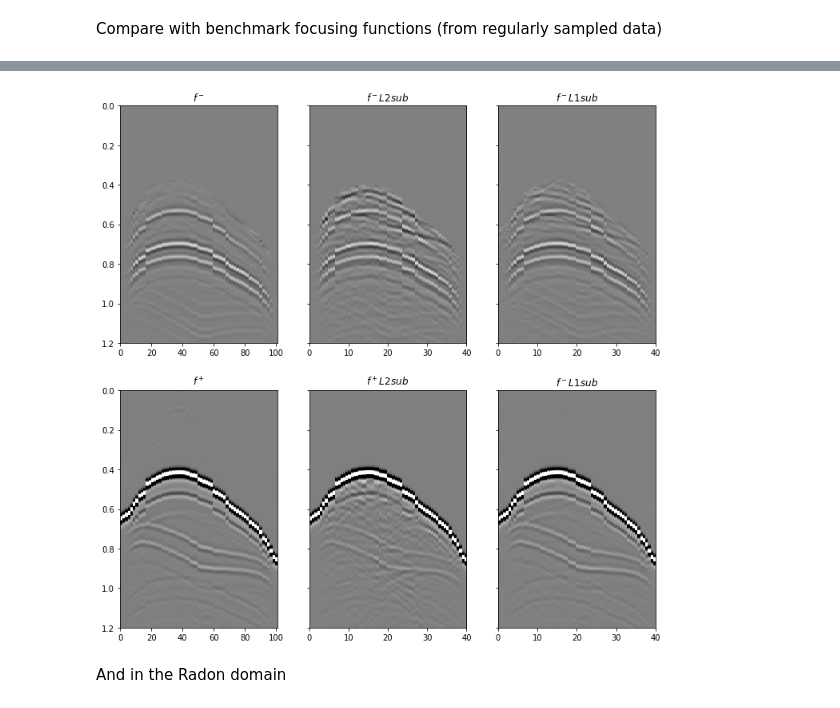
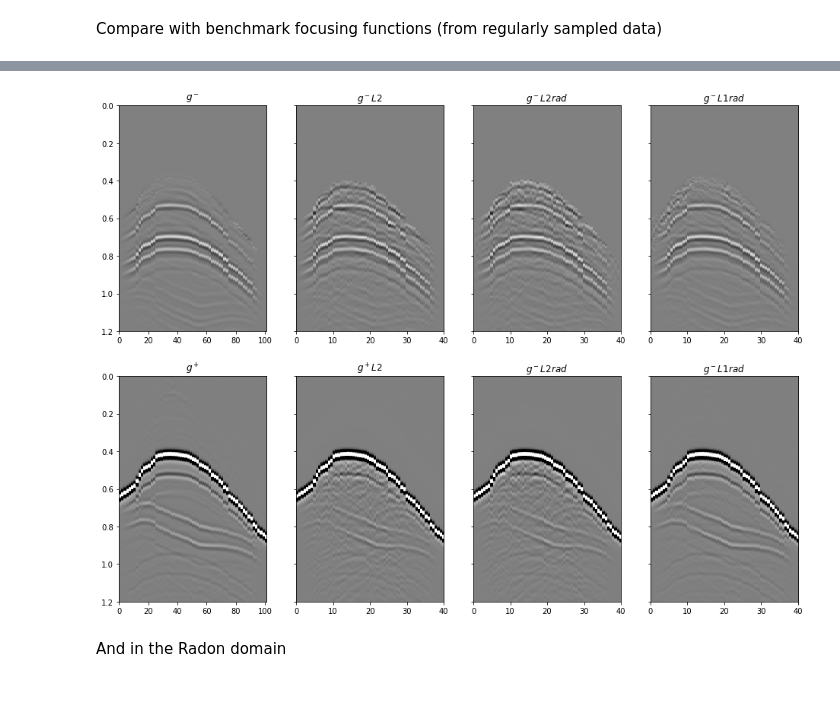
Before and after one commit to PyLops/pylops_notebooks, a Jupyter notebook: developement/Marchenko_missing.ipynb, the cells around one changed output, grey strips where cells are left out. Saved outputs shown, nothing was run; the diff lists cells and outputs as text; code cells hidden in the pictures.

```diff
--- a/developement/Marchenko_missing.ipynb
+++ b/developement/Marchenko_missing.ipynb
@@ -628,8 +683,7 @@ axs[2].axis('tight');
 # %%
-f1_radon_inv = FISTA(Mop_radon, d_sub.flatten(), eps=1e4, niter=n_iter*2,
-                     alpha = 1.05e-3, #eigsiter=4, eigstol=1e-3,
-                     returninfo=False, show=True)[0]
+f1_radon_inv = lsqr(Mop_radon, d_sub.flatten(), iter_lim=n_iter, show=True)[0]
 f1_radon_inv = Sparseop * f1_radon_inv
 
 f1_radon_inv = f1_radon_inv.reshape(2*nt2, nr)
+f1_radon_inv = f1_radon_inv.reshape(2*nt2, nr)
 # %% [output]
@@ -662,0 +719,6 @@ g_radon_inv_tot = g_radon_inv_minus + g_radon_inv_plus
+# %%
+f1_radon_l1 = FISTA(Mop_radon, d_sub.flatten(), eps=1e4, niter=n_iter*2,
+                    alpha = 1.05e-3, #eigsiter=4, eigstol=1e-3,
+                    returninfo=False, show=True)[0]
+f1_radon_l1 = Sparseop * f1_radon_l1
+f1_radon_l1 = f1_radon_l1.reshape(2*nt2, nr)
@@ -663,2 +743,12 @@ g_radon_inv_tot = g_radon_inv_minus + g_radon_inv_plus
+# %%
+f1_radon_l1_tot = f1_radon_l1 + np.concatenate((np.zeros((nt2, nr)), fd_plus))
+
+g_radon_l1 = Gop*f1_radon_l1_tot.flatten()
+g_radon_l1 = g_radon_l1.reshape(2*(2*nt-1), nsava)
+
+f1_radon_l1_minus, f1_radon_l1_plus =  f1_radon_l1_tot[:(2*nt-1)].T, f1_radon_l1_tot[(2*nt-1):].T
+g_radon_l1_minus, g_radon_l1_plus =  -g_radon_l1[:(2*nt-1)].T, np.fliplr(g_radon_l1[(2*nt-1):].T)
+
+g_radon_l1_tot = g_radon_l1_minus + g_radon_l1_plus
 # %%
 # Need to recreate combined data as new implementation stacks over time instead of space
@@ -721,33 +819,43 @@ axs[1][2].set_ylim(1, -1);
 # %%
-fig, axs = plt.subplots(2, 3, sharey=True, figsize=(12, 12))
+fig, axs = plt.subplots(2, 4, sharey=True, figsize=(16, 12))
 axs[0][0].imshow((1-w[iava].T)*g_inv_minus[iava].T, cmap='gray', vmin=-1e5, vmax=1e5,
                  extent=(0, ns, t[-1], -t[-1]))
-axs[0][0].set_title(r'$f^-$')
+axs[0][0].set_title(r'$g^-$')
 axs[0][0].axis('tight')
 axs[0][1].imshow((1-w[iava].T)*g_inv_sub_minus.T, cmap='gray', vmin=-1e5, vmax=1e5,
                  extent=(0, ns-nsava, t[-1], -t[-1]))
-axs[0][1].set_title(r'$f^- L2sub$')
+axs[0][1].set_title(r'$g^- L2$')
 axs[0][1].axis('tight')
 axs[0][2].imshow((1-w[iava].T)*g_radon_inv_minus.T, cmap='gray', vmin=-1e5, vmax=1e5,
                  extent=(0, ns-nsava, t[-1], -t[-1]))
-axs[0][2].set_title(r'$f^- L1sub$')
+axs[0][2].set_title(r'$g^- L2rad$')
 axs[0][2].axis('tight')
 axs[0][2].set_ylim(1.2, 0)
+axs[0][3].imshow((1-w[iava].T)*g_radon_l1_minus.T, cmap='gray', vmin=-1e5, vmax=1e5,
+                 extent=(0, ns-nsava, t[-1], -t[-1]))
+axs[0][3].set_title(r'$g^- L1rad$')
+axs[0][3].axis('tight')
+axs[0][3].set_ylim(1.2, 0)
 axs[1][0].imshow(g_inv_plus[iava].T, cmap='gray', vmin=-5e5, vmax=5e5,
                  extent=(0, ns, t[-1], -t[-1]))
-axs[1][0].set_title(r'$f^+$')
+axs[1][0].set_title(r'$g^+$')
 axs[1][0].axis('tight')
 axs[1][1].imshow(g_inv_sub_plus.T, cmap='gray', vmin=-5e5, vmax=5e5,
                  extent=(0, ns-nsava, t[-1], -t[-1]))
-axs[1][1].set_title(r'$f^+ L2sub$')
+axs[1][1].set_title(r'$g^+ L2$')
 axs[1][1].axis('tight')
 axs[1][2].imshow(g_radon_inv_plus.T, cmap='gray', vmin=-5e5, vmax=5e5,
                  extent=(0, ns-nsava, t[-1], -t[-1]))
-axs[1][2].set_title(r'$f^- L1sub$')
+axs[1][2].set_title(r'$g^- L2rad$')
 axs[1][2].axis('tight')
 axs[1][2].set_ylim(1.2, 0);
+axs[1][3].imshow(g_radon_l1_plus.T, cmap='gray', vmin=-5e5, vmax=5e5,
+                 extent=(0, ns-nsava, t[-1], -t[-1]))
+axs[1][3].set_title(r'$g^- L1rad$')
+axs[1][3].axis('tight')
+axs[1][3].set_ylim(1.2, 0);
 # %% [output]
-[figure, old version]
+[figure, new version]
 # %% [markdown]
 And in the Radon domain
 # %%
```
Also changed, not shown: parts of 23 cells of this notebook.
